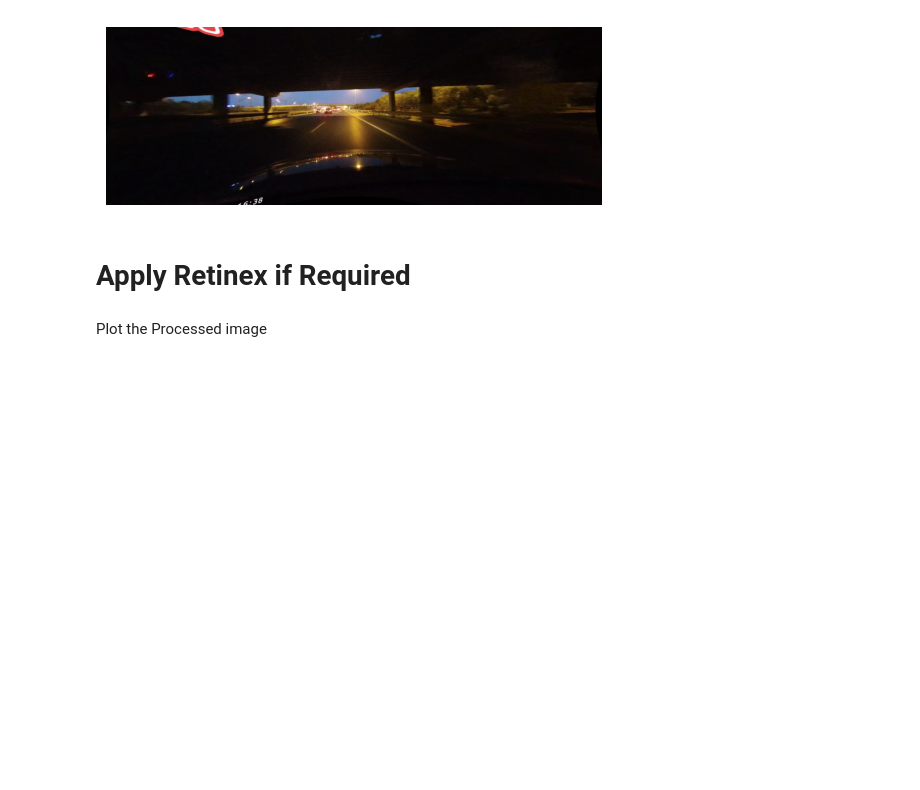
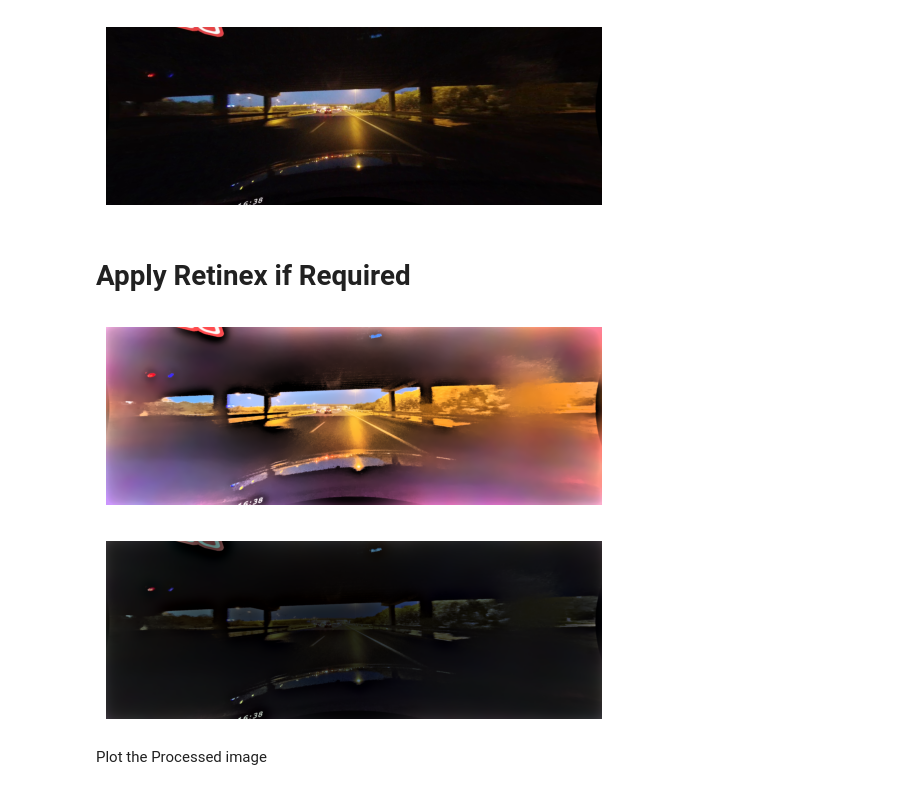
Before and after one commit to YedMavus/Lane_Detection_Project, a Jupyter notebook: Lane_Detection_Project_Final.ipynb, the cells around one changed output. Saved outputs shown, nothing was run; the diff lists cells and outputs as text; code cells hidden in the pictures; blank space fills up the shorter version.

```diff
--- a/Lane_Detection_Project_Final.ipynb
+++ b/Lane_Detection_Project_Final.ipynb
@@ -36,35 +36,38 @@ plt.show()
 # %% [markdown]
 # Apply Retinex if Required
 # %%
-# if np.average(image)<70:
-#     I = image.copy()
-#     I = np.float32(I)
-#     I = cv2.bilateralFilter(I, d=100, sigmaColor=20, sigmaSpace=500)
-#     SSR_1 = Single_SR(I,20)
-#     SSR_2 = Single_SR(I,80)
-#     SSR_3 = Single_SR(I,250)
-#     MSR = (0.6*SSR_1+0.3*SSR_2+0.1*SSR_3)
-#     J = Channel_Chromaticity(MSR)
-#     MSRCR = J*MSR
-#     J = Normalization(MSRCR)
-#     H = histogram_equalization(np.uint8(J))
-#     K = FSCS(J)
-#     M = MSRCP(I)
-#     # print(np.uint8(M))
-#     processed = cv2.bilateralFilter(np.uint8(M), d=20, sigmaColor=10, sigmaSpace=1000)
-#     gray_image,cannyed_image= canny_out(processed, sigma_g=35, dil_window=2,l_thresh=20,u_thresh=10)
-#     plt.imshow(np.uint8(processed))
-#     plt.axis('off')
-#     plt.show()
-#     plt.imshow(np.uint8(K))
-#     plt.axis('off')
-#     plt.show()
+if np.average(image)<70:
+    I = image.copy()
+    I = np.float32(I)
+    I = cv2.bilateralFilter(I, d=100, sigmaColor=20, sigmaSpace=500)
+    SSR_1 = Single_SR(I,20)
+    SSR_2 = Single_SR(I,80)
+    SSR_3 = Single_SR(I,250)
+    MSR = (0.6*SSR_1+0.3*SSR_2+0.1*SSR_3)
+    J = Channel_Chromaticity(MSR)
+    MSRCR = J*MSR
+    J = Normalization(MSRCR)
+    H = histogram_equalization(np.uint8(J))
+    K = FSCS(J)
+    M = MSRCP(I)
+    # print(np.uint8(M))
+    processed = cv2.bilateralFilter(np.uint8(M), d=20, sigmaColor=10, sigmaSpace=1000)
+    gray_image,cannyed_image= canny_out(processed, sigma_g=35, dil_window=2,l_thresh=20,u_thresh=10)
+    plt.imshow(np.uint8(processed))
+    plt.axis('off')
+    plt.show()
+    plt.imshow(np.uint8(K))
+    plt.axis('off')
+    plt.show()
 
-# else:
-#     processed = image.copy()
-#     gray_image,cannyed_image= canny_out(processed, sigma_g=15, dil_window=2,l_thresh=2,u_thresh=20)
-processed = image.copy()
-gray_image,cannyed_image= canny_out(processed, sigma_g=15, dil_window=2,l_thresh=2,u_thresh=20)
+else:
+    processed = image.copy()
+    gray_image,cannyed_image= canny_out(processed, sigma_g=15, dil_window=2,l_thresh=2,u_thresh=20)
+# processed = image.copy()
+# gray_image,cannyed_image= canny_out(processed, sigma_g=15, dil_window=2,l_thresh=2,u_thresh=20)
+# %% [output]
+[figure, added]
+[figure, added]
 # %% [markdown]
 Plot the Processed image
 # %%
```
Also changed, not shown: parts of 6 cells of this notebook.
